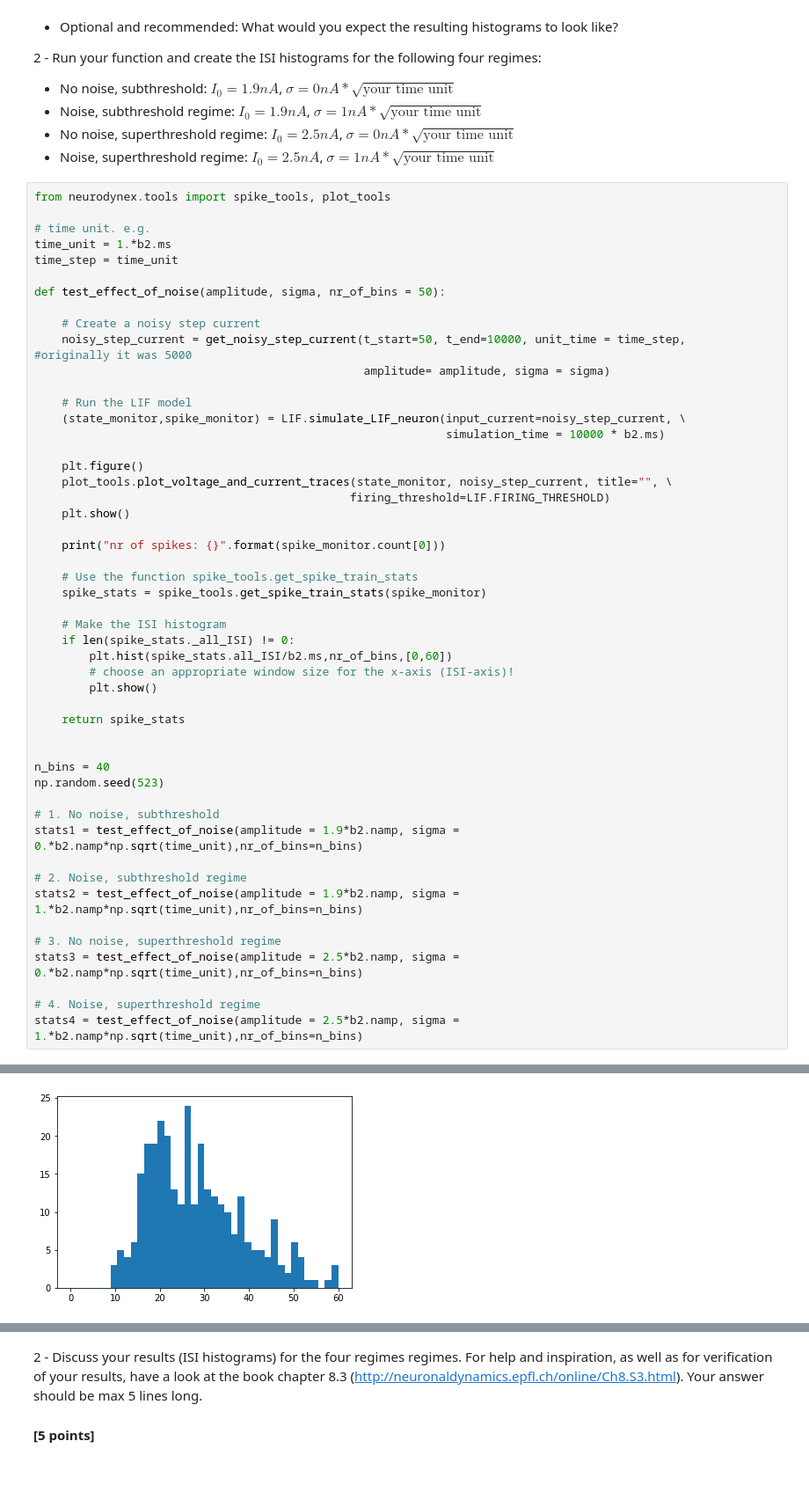
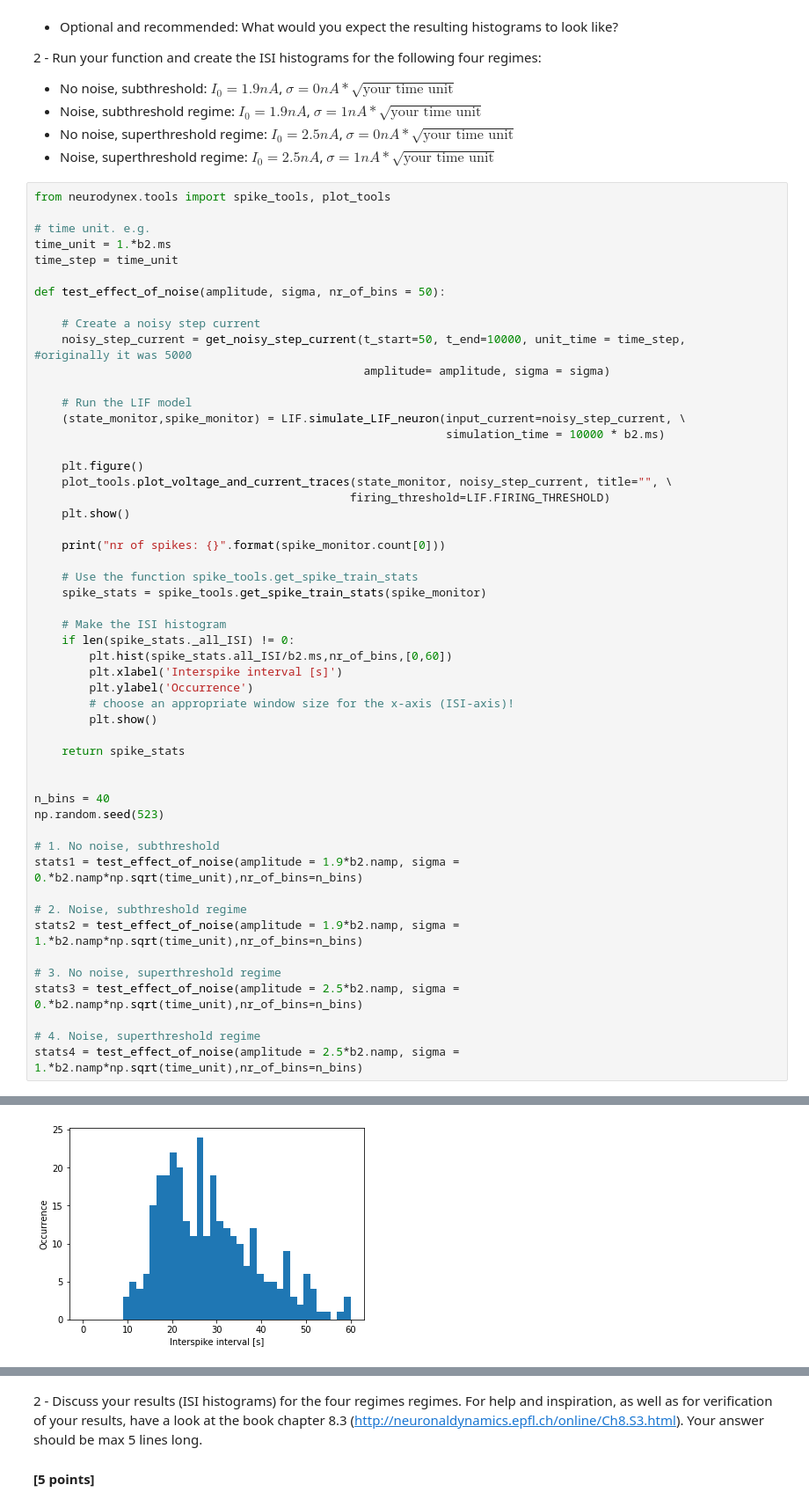
Before and after one commit to fedeflo2/Bestbio1, a Jupyter notebook: Ex2_firstName_lastName_000.ipynb, the cells around one changed output, grey strips where cells are left out. Shown at 88% size. Cells and saved outputs as stored; diff of their text form; blank space fills up the shorter version.

```diff
--- a/Ex2_firstName_lastName_000.ipynb
+++ b/Ex2_firstName_lastName_000.ipynb
@@ -447,6 +447,8 @@ def test_effect_of_noise(amplitude, sigma, nr_of_bins = 50):
     # Make the ISI histogram
     if len(spike_stats._all_ISI) != 0:
         plt.hist(spike_stats.all_ISI/b2.ms,nr_of_bins,[0,60])
+        plt.xlabel('Interspike interval [s]')
+        plt.ylabel('Occurrence')
         # choose an appropriate window size for the x-axis (ISI-axis)!
         plt.show()
 
@@ -474,2 +476,2 @@ nr of spikes: 0
 nr of spikes: 324
-[figure, old version]
+[figure, new version]
```
Also changed, not shown: parts of 13 cells of this notebook.
